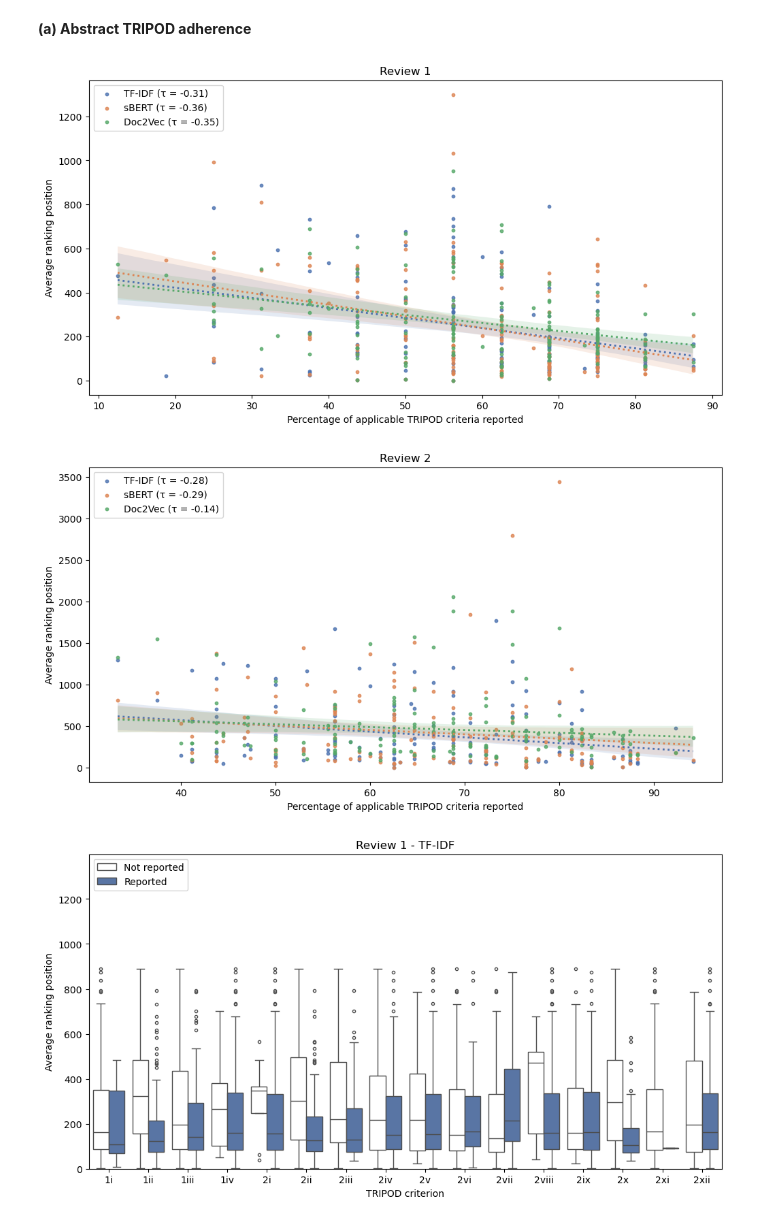
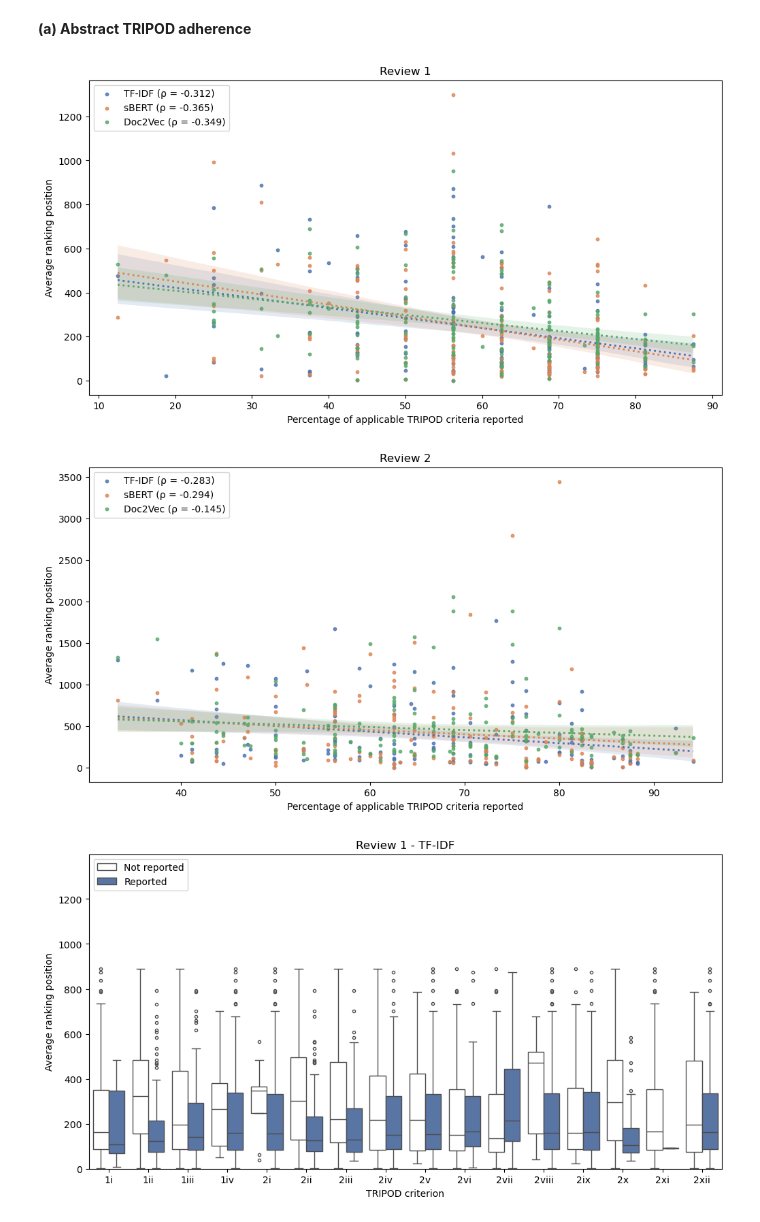
Before and after one commit to isa-sp/TAR-abstracts, a Jupyter notebook: set-up.ipynb, the cells around one changed output. Drawn from its saved outputs; the diff is of its cells as text; code cells hidden in the pictures.

```diff
--- a/set-up.ipynb
+++ b/set-up.ipynb
@@ -343,41 +278,46 @@ plt.show()
 # %% [markdown]
 **(a) Abstract TRIPOD adherence**
 # %%
+import matplotlib.pyplot as plt
+import seaborn as sns
+from scipy.stats import spearmanr
+
 dfs = ['Review 1', 'Review 2']
 
 for df_name in dfs:
     df = review_dic_merged[df_name]
     df_plot1 = df[df['label_ft_included'] == 1].copy()
 
     x_variables = ['percentage_reported']
-    y_variables = ['TF-IDF',
-                  'sBERT',
-                  'Doc2Vec'
-                  ]
+    y_variables = ['TF-IDF', 'sBERT', 'Doc2Vec']
 
     plt.figure(figsize=(12, 6))
 
     colors = sns.color_palette("deep", len(y_variables))
 
     for i, y_var in enumerate(y_variables):
         x = df['percentage_reported']
         y = df[y_var]
 
-        spearman_corr = x.corr(y, method='spearman')
+        # Drop NaN values for accurate correlation computation
+        df_clean = df_plot1[[x_variables[0], y_var]].dropna()
+        spearman_corr, _ = spearmanr(df_clean[x_variables[0]], df_clean[y_var])
 
-        sns.regplot(x=x, y=y, scatter=True,
-                    scatter_kws={"s": 10, "color": colors[i]},
-                    line_kws={"linewidth": 2, "linestyle": "dotted", "color": colors[i]},
-                    label=f"{y_var} (τ = {spearman_corr:.2f})")
+        sns.regplot(
+            x=x, y=y, scatter=True,
+            scatter_kws={"s": 10, "color": colors[i]},
+            line_kws={"linewidth": 2, "linestyle": "dotted", "color": colors[i]},
+            label=f"{y_var} (ρ = {spearman_corr:.3f})"
+        )
 
     plt.ylabel("Average ranking position")
     plt.xlabel("Percentage of applicable TRIPOD criteria reported")
     plt.legend(loc='upper left', frameon=True)
     plt.title(f'{df_name}')
     plt.show()
 # %% [output]
-[figure, old version]
+[figure, new version]
-[figure, old version]
+[figure, new version]
 # %%
 import pandas as pd
 import seaborn as sns
```
Also changed, not shown: parts of 5 cells of this notebook.
